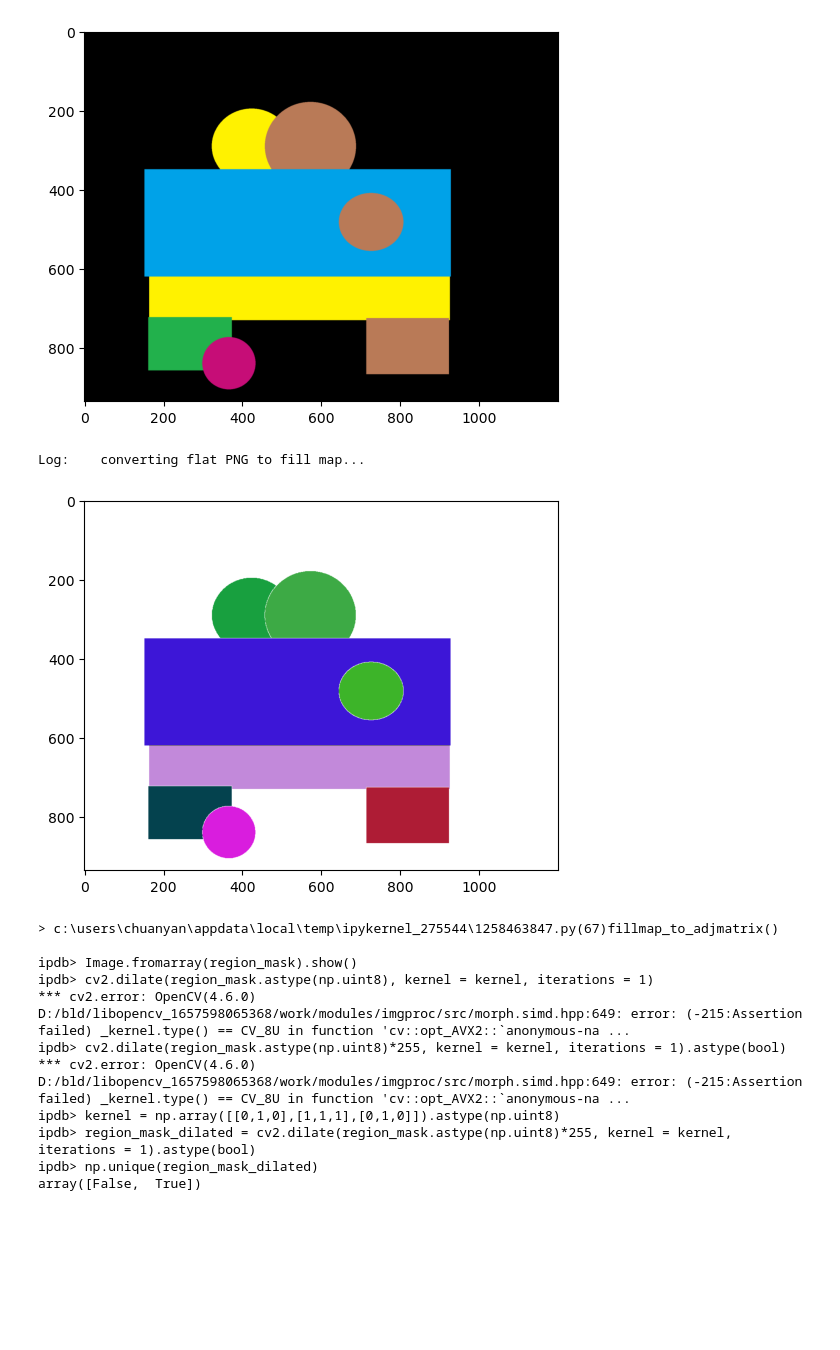
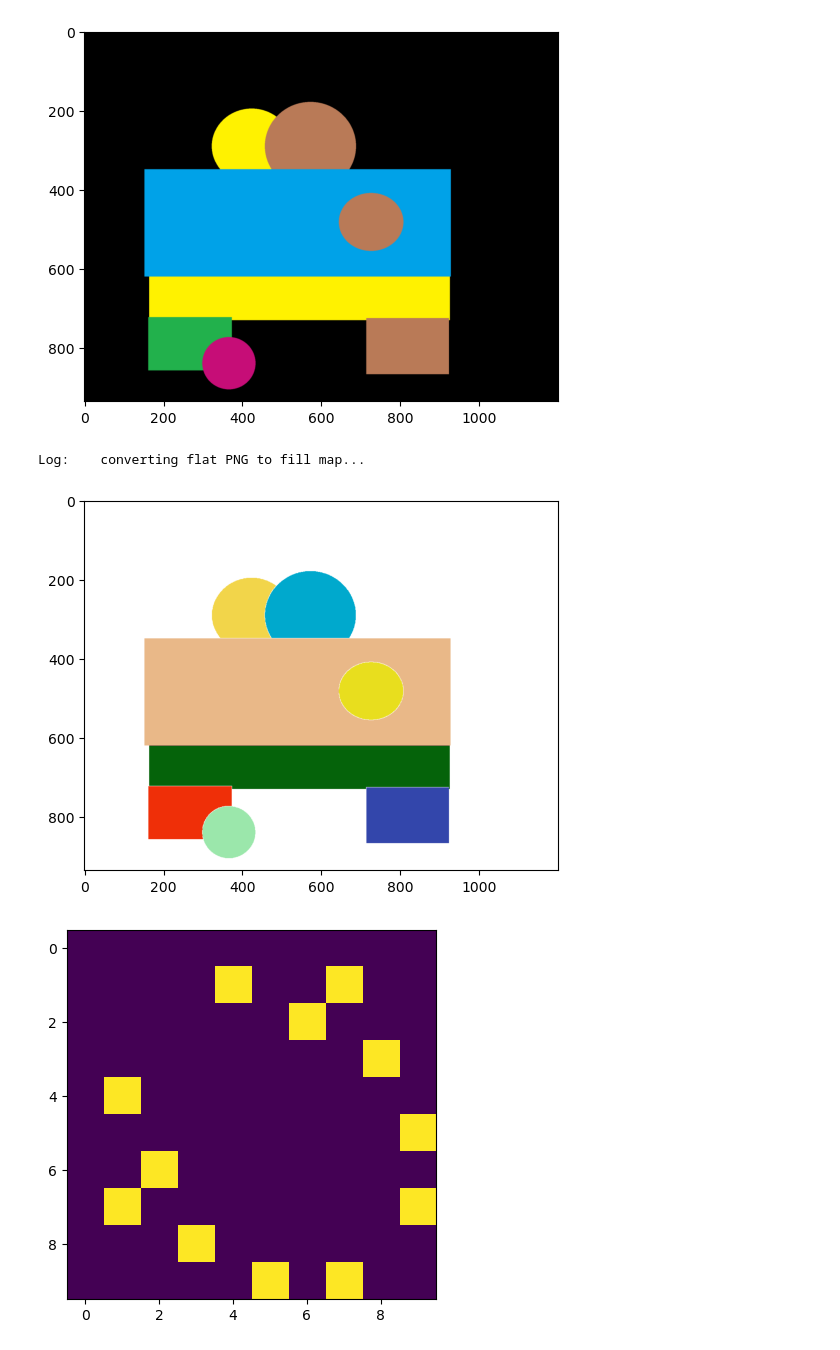
Before and after one commit to Amrita537/NetworkbasedSegmentation, a Jupyter notebook: ExampleTasks/Merged4.ipynb, the cells around one changed output. Saved outputs shown, nothing was run; the diff lists cells and outputs as text; code cells hidden in the pictures; blank space fills up the shorter version.

Commit message:
chuan's update

```diff
--- a/ExampleTasks/Merged4.ipynb
+++ b/ExampleTasks/Merged4.ipynb
@@ -100,48 +100,36 @@ def fillmap_to_color(fill, color_map=None):
 
 # find the adjancency matrix of a given fill map
 def fillmap_to_adjmatrix(fillmap):
     regions = np.unique(fillmap)
     kernel = np.array([[0,1,0],[1,1,1],[0,1,0]]).astype(np.uint8)
     res = np.zeros((len(regions), len(regions)))
     for r0 in regions:
         if r0 == 0: continue
         region_mask = fillmap == r0
         # dilate the mask
-        import pdb
-        pdb.set_trace()
         region_mask_dilated = cv2.dilate(region_mask.astype(np.uint8)*255, kernel = kernel, iterations = 1).astype(bool)
-        for r1 in np.unique(fillmap[regions_mask_dilated]):
+        for r1 in np.unique(fillmap[region_mask_dilated]):
             if r1 == 0: continue
             if r1 == r0: continue
             res[r0][r1] = True
     return res
 
 ## test with the input image, it should output exactly the same region with random colors
 file_name='resizedexample'
 file_path ='resized/'+file_name+'.png'
 cv_img = cv2.imread(file_path)
 fillmap, _ = flat_to_fillmap(cv_img)
 img = fillmap_to_color(fillmap)
 plt.imshow(img)
 plt.show()
 adj_matrix = fillmap_to_adjmatrix(fillmap)
 plt.imshow(adj_matrix)
 plt.show()
 ## compute the adjacency matrix
 # %% [output]
 Log:    converting flat PNG to fill map...
-[figure, old version]
+[figure, new version]
-> c:\users\chuanyan\appdata\local\temp\ipykernel_275544\1258463847.py(67)fillmap_to_adjmatrix()
-
-ipdb> Image.fromarray(region_mask).show()
-ipdb> cv2.dilate(region_mask.astype(np.uint8), kernel = kernel, iterations = 1)
-*** cv2.error: OpenCV(4.6.0) D:/bld/libopencv_1657598065368/work/modules/imgproc/src/morph.simd.hpp:649: error: (-215:Assertion failed) _kernel.type() == CV_8U in function 'cv::opt_AVX2::`anonymous-na ...
-ipdb> cv2.dilate(region_mask.astype(np.uint8)*255, kernel = kernel, iterations = 1).astype(bool)
-*** cv2.error: OpenCV(4.6.0) D:/bld/libopencv_1657598065368/work/modules/imgproc/src/morph.simd.hpp:649: error: (-215:Assertion failed) _kernel.type() == CV_8U in function 'cv::opt_AVX2::`anonymous-na ...
-ipdb> kernel = np.array([[0,1,0],[1,1,1],[0,1,0]]).astype(np.uint8)
-ipdb> region_mask_dilated = cv2.dilate(region_mask.astype(np.uint8)*255, kernel = kernel, iterations = 1).astype(bool)
-ipdb> np.unique(region_mask_dilated)
-array([False,  True])
+[figure, added]
 # %%
 def getRGBColorPalette(file_path):
     img=Image.open(file_path)
```
